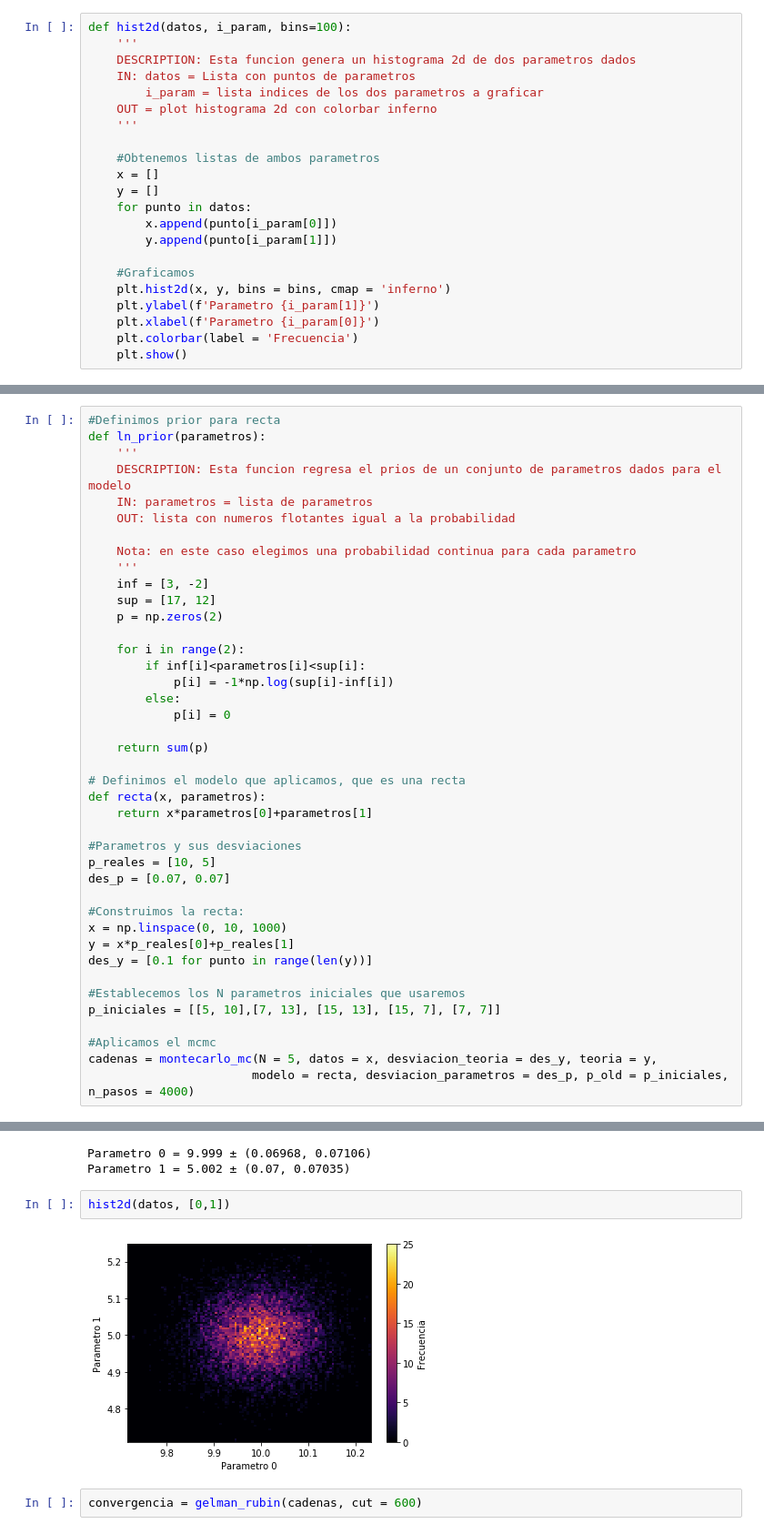
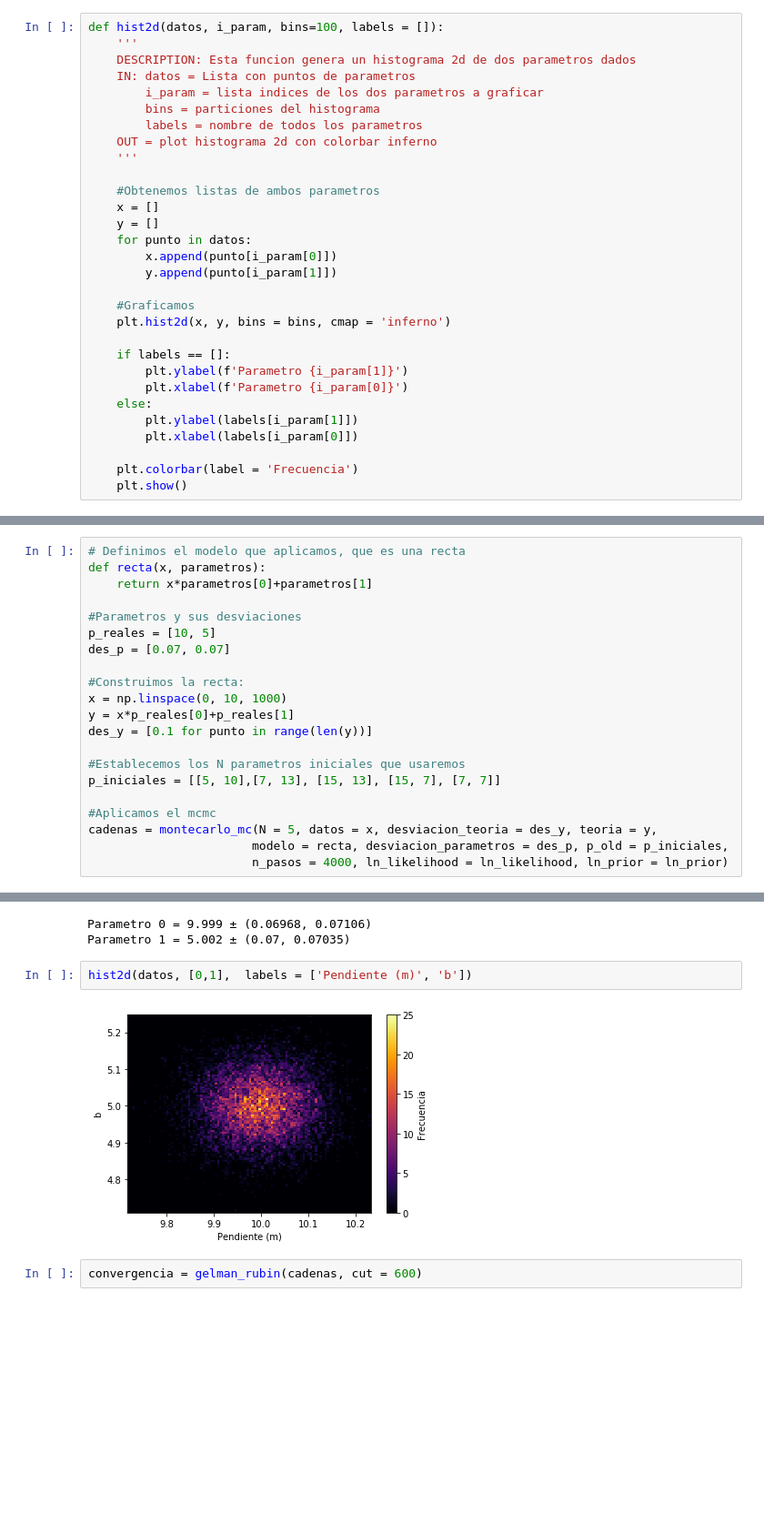
Before and after one commit to DCIDA2019/da2020-GabrielMissael, a Jupyter notebook: Semana10_casa/Actividad_semana10.ipynb, the cells around one changed output, grey strips where cells are left out. Shown: that part at 91% size. Cells and saved outputs as stored; diff of their text form; blank space fills up the shorter version.

```diff
--- a/Semana10_casa/Actividad_semana10.ipynb
+++ b/Semana10_casa/Actividad_semana10.ipynb
@@ -305,11 +302,13 @@ def ver_parametros(cadena, i_parametros = [], cut = 0):
     axs[N-1].set_xlabel('Pasos')
     plt.show()
 # %%
-def hist2d(datos, i_param, bins=100):
+def hist2d(datos, i_param, bins=100, labels = []):
     '''
     DESCRIPTION: Esta funcion genera un histograma 2d de dos parametros dados
     IN: datos = Lista con puntos de parametros
         i_param = lista indices de los dos parametros a graficar
+        bins = particiones del histograma
+        labels = nombre de todos los parametros
     OUT = plot histograma 2d con colorbar inferno
     '''
 
@@ -322,8 +321,14 @@ def hist2d(datos, i_param, bins=100):
 
     #Graficamos
     plt.hist2d(x, y, bins = bins, cmap = 'inferno')
-    plt.ylabel(f'Parametro {i_param[1]}')
-    plt.xlabel(f'Parametro {i_param[0]}')
+
+    if labels == []:
+        plt.ylabel(f'Parametro {i_param[1]}')
+        plt.xlabel(f'Parametro {i_param[0]}')
+    else:
+        plt.ylabel(labels[i_param[1]])
+        plt.xlabel(labels[i_param[0]])
+
     plt.colorbar(label = 'Frecuencia')
     plt.show()
 # %%
@@ -368,25 +411,4 @@ def unir_cadenas(cadenas, cuts):
 # %%
-#Definimos prior para recta
-def ln_prior(parametros):
-    '''
-    DESCRIPTION: Esta funcion regresa el prios de un conjunto de parametros dados para el modelo
-    IN: parametros = lista de parametros
-    OUT: lista con numeros flotantes igual a la probabilidad
-
-    Nota: en este caso elegimos una probabilidad continua para cada parametro
-    '''
-    inf = [3, -2]
-    sup = [17, 12]
-    p = np.zeros(2)
-
-    for i in range(2):
-        if inf[i]<parametros[i]<sup[i]:
-            p[i] = -1*np.log(sup[i]-inf[i])
-        else:
-            p[i] = 0
-
-    return sum(p)
-
 # Definimos el modelo que aplicamos, que es una recta
 def recta(x, parametros):
     return x*parametros[0]+parametros[1]
@@ -405,5 +427,6 @@ p_iniciales = [[5, 10],[7, 13], [15, 13], [15, 7], [7, 7]]
 
 #Aplicamos el mcmc
 cadenas = montecarlo_mc(N = 5, datos = x, desviacion_teoria = des_y, teoria = y,
-                       modelo = recta, desviacion_parametros = des_p, p_old = p_iniciales, n_pasos = 4000)
+                       modelo = recta, desviacion_parametros = des_p, p_old = p_iniciales,
+                       n_pasos = 4000, ln_likelihood = ln_likelihood, ln_prior = ln_prior)
 # %%
@@ -435,9 +458,9 @@ r = resultados(datos)
 Parametro 0 = 9.999 ± (0.06968, 0.07106)
 Parametro 1 = 5.002 ± (0.07, 0.07035)
 # %%
-hist2d(datos, [0,1])
+hist2d(datos, [0,1],  labels = ['Pendiente (m)', 'b'])
 # %% [output]
-[figure, old version]
+[figure, new version]
 # %%
 convergencia = gelman_rubin(cadenas, cut = 600)
 # %% [output]
```
Also changed, not shown: parts of 16 cells of this notebook.
